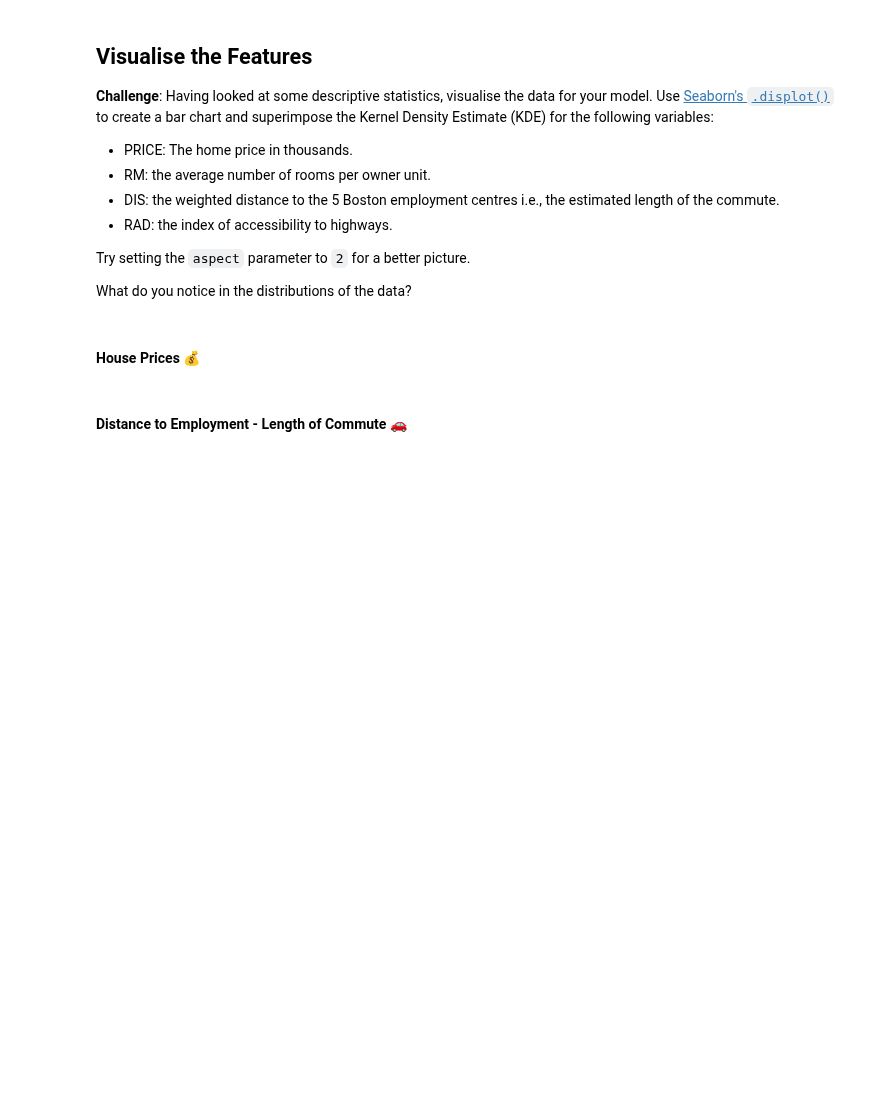
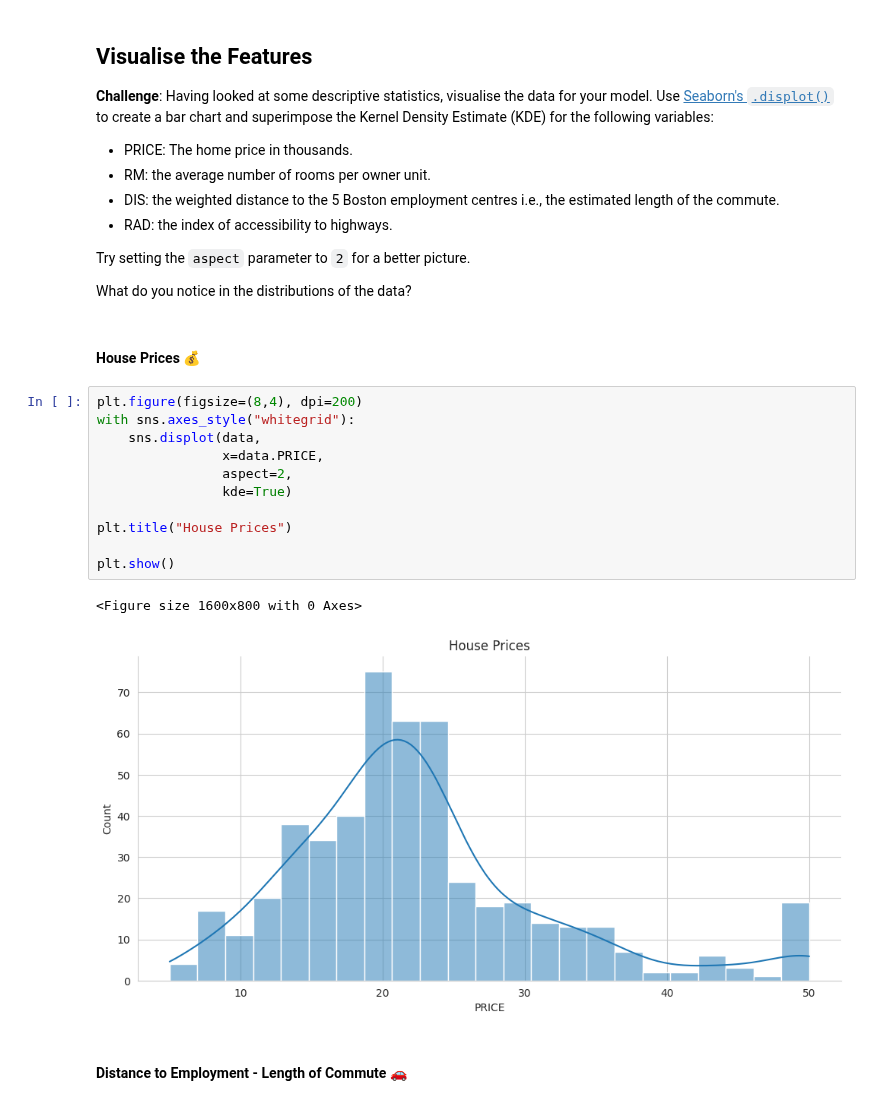
Before and after one commit to bnedjm/100-Dayz-of-Code, a Jupyter notebook: 04-Advanced-Section/Day-081 - Capstone Project - Predict House Prices/Multivariable_Regression_and_Valuation_Model.ipynb, the cells around one changed output. Saved outputs shown, nothing was run; the diff lists cells and outputs as text; blank space fills up the shorter version.

Commit message:
day 081 visualise the features

```diff
--- a/04-Advanced-Section/Day-081 - Capstone Project - Predict House Prices/Multivariable_Regression_and_Valuation_Model.ipynb
+++ b/04-Advanced-Section/Day-081 - Capstone Project - Predict House Prices/Multivariable_Regression_and_Valuation_Model.ipynb
@@ -175,5 +175,19 @@ Try setting the `aspect` parameter to `2` for a better picture.
 What do you notice in the distributions of the data?
 # %% [markdown]
 #### House Prices 💰
+# %%
+plt.figure(figsize=(8,4), dpi=200)
+with sns.axes_style("whitegrid"):
+    sns.displot(data,
+                x=data.PRICE,
+                aspect=2,
+                kde=True)
+
+plt.title("House Prices")
+
+plt.show()
+# %% [output]
+<Figure size 1600x800 with 0 Axes>
+[figure, added]
 # %% [markdown]
 #### Distance to Employment - Length of Commute 🚗
```
Also changed, not shown: parts of 4 cells of this notebook.
